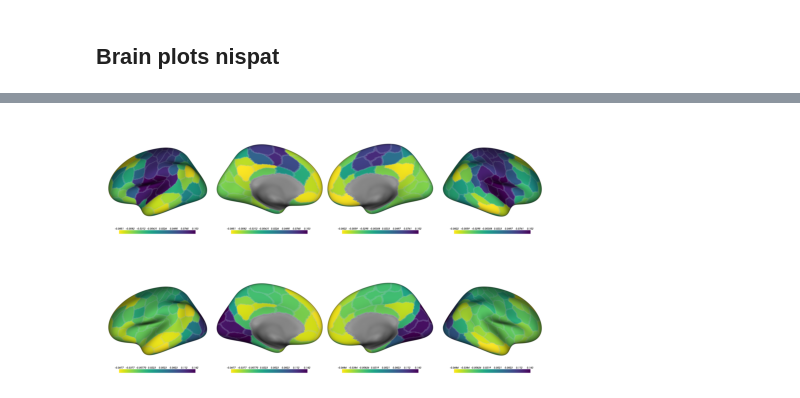
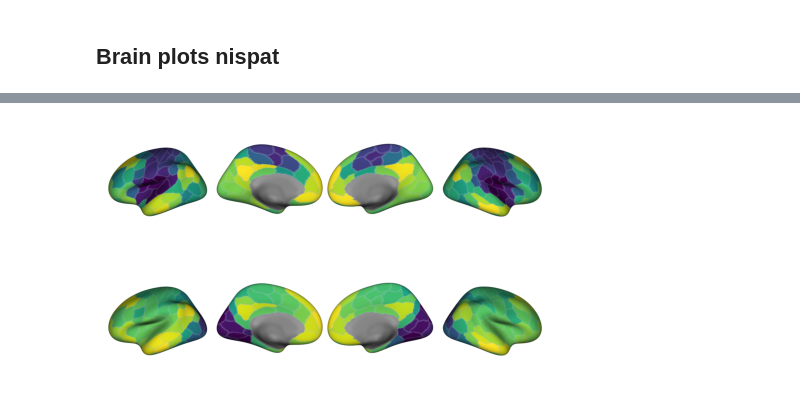
Before and after one commit to lindenmp/neurodev_cs_predictive, a Jupyter notebook: code/gradients/compute_gradient.ipynb, the cells around one changed output, grey strips where cells are left out. Saved outputs shown, nothing was run; the diff lists cells and outputs as text; code cells hidden in the pictures.

```diff
--- a/code/gradients/compute_gradient.ipynb
+++ b/code/gradients/compute_gradient.ipynb
@@ -130,10 +147,20 @@ pnc_conn_mat = np.nanmean(fc, axis = 2)
 pnc_conn_mat[np.eye(num_parcels, dtype = bool)] = 0
 # pnc_conn_mat = dominant_set(pnc_conn_mat, 0.10, as_sparse = False)
 
-gm_template = GradientMaps(n_components = 10, approach='dm', kernel='normalized_angle')
+gm_template = GradientMaps(n_components = 10, approach='dm', kernel='normalized_angle', random_state = 0)
 gm_template.fit(pnc_conn_mat)
 
-np.savetxt(os.path.join(os.environ['MODELDIR'],'pnc_grads_template.txt'),gm_template.gradients_)
+if parc_scale == 200 or parc_scale == 125:
+    gradients = gm_template.gradients_ * -1
+elif parc_scale == 400:
+    gradients = gm_template.gradients_
+
+if my_sample == 'oldest':
+    np.savetxt(os.path.join(os.environ['MODELDIR'],'pnc_grads_template_oldest.txt'),gradients)
+elif my_sample == 'youngest':
+    np.savetxt(os.path.join(os.environ['MODELDIR'],'pnc_grads_template_youngest.txt'),gradients)
+else:
+    np.savetxt(os.path.join(os.environ['MODELDIR'],'pnc_grads_template.txt'),gradients)
 # %% [markdown]
 # Plots
 # %%
@@ -163,3 +187,9 @@ surf = 'inflated'
+# %%
+if parc_str == 'schaefer':
+    subject_id = 'fsaverage'
+elif parc_str == 'lausanne':
+    subject_id = 'lausanne125'
+surf = 'inflated'
 # %%
 %pylab qt
 # %% [output]
@@ -171,8 +201,13 @@ for i in range(0,2):
     for hemi in ('lh', 'rh'):
         # Plots of univariate pheno correlation
         fig_str = hemi + '_gradient_' + str(i)
-        parc_file = os.path.join('/Users/lindenmp/Dropbox/Work/ResProjects/NormativeNeuroDev_CrossSec/figs_support/Parcellations/FreeSurfer5.3/fsaverage/label/',
-                                 hemi + '.Schaefer2018_' + str(parc_scale) + 'Parcels_17Networks_order.annot')
 
-        brain_plot(gm_template.gradients_[:,i], parcel_names, parc_file, fig_str, subject_id = subject_id, surf = surf, hemi = hemi, color = 'viridis_r', showcolorbar = True)
+        if subject_id == 'lausanne125':
+            parc_file = os.path.join('/Applications/freesurfer/subjects/', subject_id, 'label', hemi + '.myaparc_' + str(parc_scale) + '.annot')
+        elif subject_id == 'fsaverage':
+            parc_file = os.path.join('/Users/lindenmp/Dropbox/Work/ResProjects/NormativeNeuroDev_CrossSec_T1/figs_support/Parcellations/FreeSurfer5.3/fsaverage/label/',
+                                     hemi + '.Schaefer2018_' + str(parc_scale) + 'Parcels_17Networks_order.annot')
+
+
+        brain_plot(gradients[:,i], parcel_names, parc_file, fig_str, subject_id = subject_id, surf = surf, hemi = hemi, color = 'viridis', showcolorbar = False)
 # %% [output]
@@ -187,2 +222,8 @@ colormap sequential: [-6.86e-02, 3.70e-02, 1.43e-01] (opaque)
 # %%
 %matplotlib inline
+# %%
+f, ax = plt.subplots()
+f.set_figwidth(5)
+f.set_figheight(5)
+sns.heatmap(np.zeros((5,5)), ax = ax, cmap = 'viridis')
+f.savefig('viridis.svg', dpi = 300, bbox_inches = 'tight')
@@ -189,34 +232,39 @@ colormap sequential: [-6.86e-02, 3.70e-02, 1.43e-01] (opaque)
 # %%
 for i in range(0,2):
 
     f, axes = plt.subplots(1, 4)
     f.set_figwidth(8)
     f.set_figheight(2)
     plt.subplots_adjust(wspace=0, hspace=0)
 
     # column 0:
     fig_str = 'lh_gradient_' + str(i) + '.png'
     try:
     #     axes[0,0].set_title('Thickness (left)')
         image = mpimg.imread('lat_' + fig_str); axes[0].imshow(image); axes[0].axis('off')
     except FileNotFoundError: axes[0].axis('off')
     try:
         image = mpimg.imread('med_' + fig_str); axes[1].imshow(image); axes[1].axis('off')
     except FileNotFoundError: axes[1].axis('off')
 
     # column 1:
     fig_str = 'rh_gradient_' + str(i) + '.png'
     try:
     #     axes[0,1].set_title('Thickness (right)')
         image = mpimg.imread('med_' + fig_str); axes[2].imshow(image); axes[2].axis('off')
     except FileNotFoundError: axes[2].axis('off')
     try:
         image = mpimg.imread('lat_' + fig_str); axes[3].imshow(image); axes[3].axis('off')
     except FileNotFoundError: axes[3].axis('off')
 
     plt.show()
-    f.savefig('gradient_' + str(i) + '.png', dpi = 300, bbox_inches = 'tight', pad_inches = 0)
+    if my_sample == 'oldest':
+        f.savefig('gradient_' + str(i) + '_oldest.png', dpi = 300, bbox_inches = 'tight', pad_inches = 0)
+    elif my_sample == 'youngest':
+        f.savefig('gradient_' + str(i) + '_youngest.png', dpi = 300, bbox_inches = 'tight', pad_inches = 0)
+    else:
+        f.savefig('gradient_' + str(i) + '.png', dpi = 300, bbox_inches = 'tight', pad_inches = 0)
 # %% [output]
-[figure, old version]
+[figure, new version]
-[figure, old version]
+[figure, new version]
 # %%
```
Also changed, not shown: parts of 15 cells of this notebook, 7 other files.
